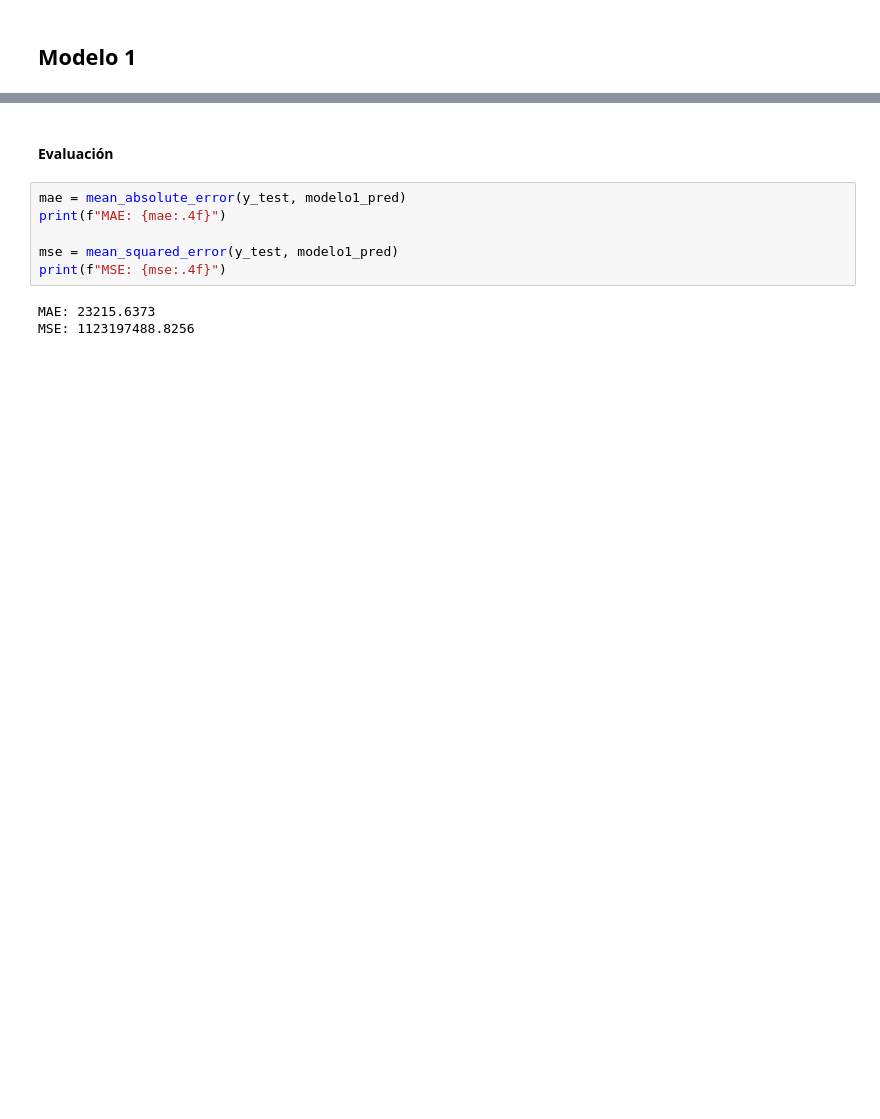
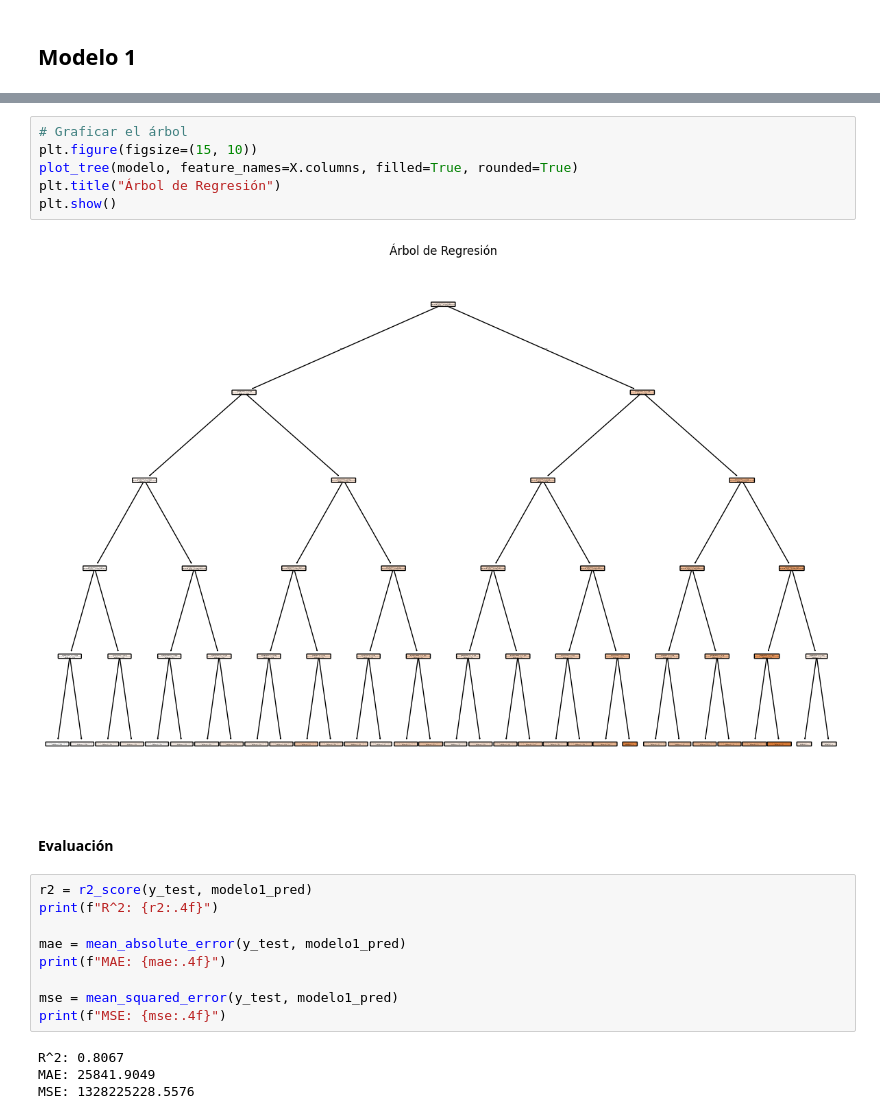
Before and after one commit to Fabiola-cc/InmoValor_SA, a Jupyter notebook: Arbol_regresion.ipynb, the cells around one changed output, grey strips where cells are left out. Saved outputs shown, nothing was run; the diff lists cells and outputs as text; blank space fills up the shorter version.

```diff
--- a/Arbol_regresion.ipynb
+++ b/Arbol_regresion.ipynb
@@ -105,14 +61,26 @@ array([134826.92920354, 252250.        , 227792.84444444, 165711.        ,
+# %%
+# Graficar el árbol
+plt.figure(figsize=(15, 10))
+plot_tree(modelo, feature_names=X.columns, filled=True, rounded=True)
+plt.title("Árbol de Regresión")
+plt.show()
+# %% [output]
+[figure, added]
 # %% [markdown]
 #### Evaluación
 # %%
+r2 = r2_score(y_test, modelo1_pred)
+print(f"R^2: {r2:.4f}")
+
 mae = mean_absolute_error(y_test, modelo1_pred)
 print(f"MAE: {mae:.4f}")
 
 mse = mean_squared_error(y_test, modelo1_pred)
 print(f"MSE: {mse:.4f}")
 # %% [output]
-MAE: 23215.6373
-MSE: 1123197488.8256
+R^2: 0.8067
+MAE: 25841.9049
+MSE: 1328225228.5576
 # %%
 plt.figure(figsize=(8, 6))
 plt.scatter(y_test, modelo1_pred, color='blue', alpha=0.5)
```
Also changed, not shown: parts of 36 cells of this notebook.
